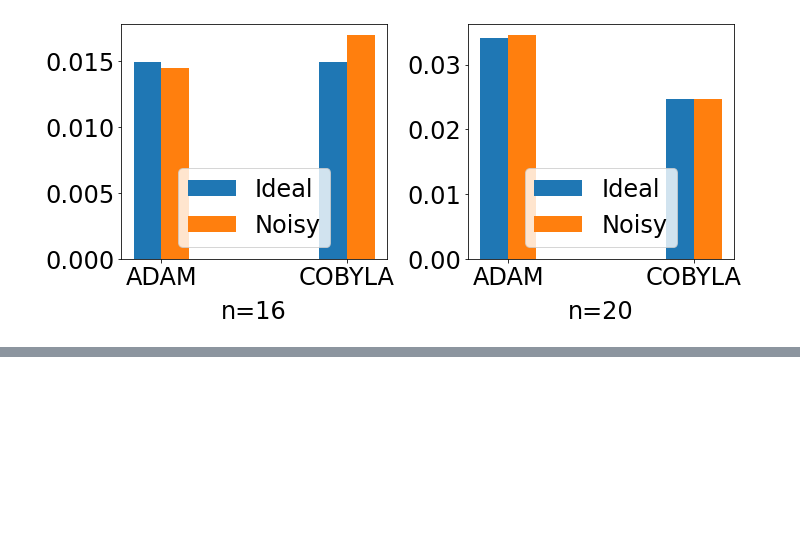
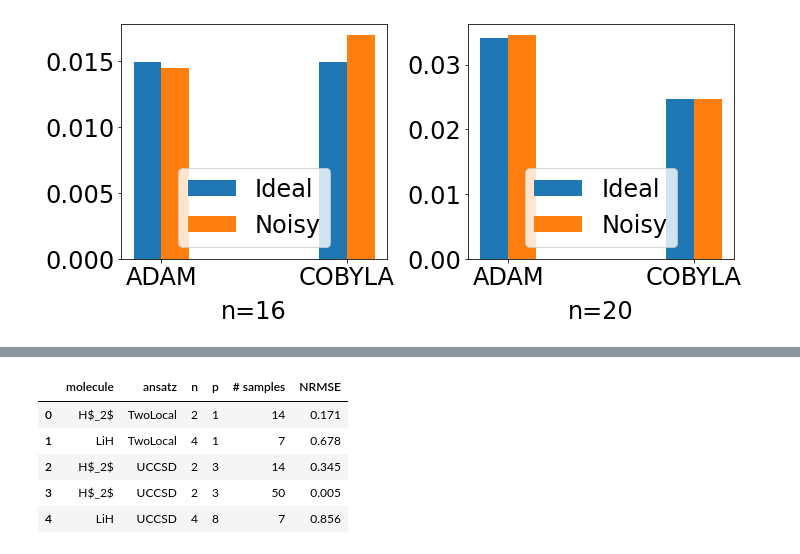
Before and after one commit to kunliu7/oscar, a Jupyter notebook: vis_figs_section4_recon_error.ipynb, the cells around one changed output, grey strips where cells are left out. Drawn from its saved outputs; the diff is of its cells as text; code cells hidden in the pictures; blank space fills up the shorter version.

```diff
--- a/vis_figs_section4_recon_error.ipynb
+++ b/vis_figs_section4_recon_error.ipynb
@@ -697,0 +702,76 @@ fig.savefig("paper_figs/miti_preserve.pdf", bbox_inches="tight", dpi=1000)
+# %%
+def get_data(ansatz: str, problem: str, n: int, p: int, bs: int):
+    # if ansatz == "qaoa" and problem == "partition" and n == 4:
+    #     path = "figs/grid_search_recon/qaoa/partition/sv-ideal-p=4/seed=0/recon_error_n=4-p=4-seed=0-repeat=100-sfs=[0.2]-error=NRMSE"
+    #     # path = f"figs/grid_search_recon/{ansatz}/{problem}/sv-ideal-p={p}/seed=0/recon_error_n={n}-p={p}-seed=0-repeat=100-sfs=[0.2]-error=NRMSE"
+    # else:
+    #     path = f"figs/grid_search_recon/{ansatz}/{problem}/sv-ideal-p={p}/seed=0/recon_error_n={n}-p={p}-seed=0-repeat=100-sfs=[0.05 0.1  0.15 0.2  0.25]-error=NRMSE"
+    path = f"figs/grid_search_recon/{ansatz}/{problem}/sv-ideal-p={p}/seed=0/recon_error-cs_seed={n}-repeat=100-sfs=[0.2]-{problem}-sv-ideal-n={n}-p={p}-seed=0-{bs}.npz"
+    # path = f"figs/grid_search_recon/{ansatz}/{problem}/sv-ideal-p={p}/seed=0/recon_error_n={n}-p={p}-seed=0-repeat=100-sfs=[0.2]-error=NRMSE"
+    data = np.load(path, allow_pickle=True)
+    return data
+
+
+ansatzes = ['qaoa', 'twolocal']
+problems = ["maxcut", "skmodel"] # ! do not do partition
+ns_ps_dict = {
+    'twolocal': [(4, 1), (6, 0)],
+    'qaoa': [(4, 4), (6, 3)]
+}
+
+# ! ansatz, problem, n, p, bs, gs
+params = [
+    ['twolocal', 'h2', 2, 1, 14, None],
+    ['twolocal', 'lih', 4, 1, 7, None],
+    ['uccsd', 'h2', 2, 3, 14, None],
+    ['uccsd', 'h2', 2, 3, 50, None],
+    ['uccsd', 'lih', 4, 8, 7, None],
+]
+
+# need sf = 0.2
+table = []
+
+for ansatz, problem, n, p, bs, gs in params:
+
+    data = get_data(ansatz, problem, n, p, bs)
+    sfs = data['sfs']
+    mses = data['mses']
+    assert mses.shape == (1, 100)
+    table.append(mses.mean(axis=-1)[0]) # ! sf = 0.2
+
+
+table = np.array(table).reshape(len(params)).transpose()
+print(table)
+table = np.round(table, 3)
+print(table.shape)
+
+problem_label_dict = {
+    'h2': 'H$_2$',
+    'lih': 'LiH',
+}
+
+ansatz_label_dict = {
+    'uccsd': 'UCCSD',
+    'twolocal': 'TwoLocal',
+}
+# indices = [f"{problem_label_dict[problem]} n{n} p{p} bs{bs}" for ansatz, problem, n, p, bs, gs in params]
+# print(indices)
+# columns = [f"{ansatz} p={p}" for problem in problems for ansatz in ansatzes]
+columns = ['ansatz', 'molecule', 'n', 'p', 'bs', 'gs']
+
+df = pd.DataFrame(params, columns=columns, index=None)
+
+order = ['molecule', 'ansatz', 'n', 'p', 'bs', 'gs']
+df = df[order]
+df['molecule'] = df['molecule'].map(lambda x: problem_label_dict[x])
+df['ansatz'] = df['ansatz'].map(lambda x: ansatz_label_dict[x])
+
+df.rename(columns={'bs': '# samples'}, inplace=True)
+
+df.drop(columns=['gs'], inplace=True)
+
+df['NRMSE'] = table
+df.to_csv('recon_error_chem.csv', index=False)
+print(df)
+df
+# %% [output]
@@ -697,0 +786,6 @@ fig.savefig("paper_figs/miti_preserve.pdf", bbox_inches="tight", dpi=1000)
+|  | molecule | ansatz | n | p | # samples | NRMSE |
+| 0 | H$_2$ | TwoLocal | 2 | 1 | 14 | 0.171 |
+| 1 | LiH | TwoLocal | 4 | 1 | 7 | 0.678 |
+| 2 | H$_2$ | UCCSD | 2 | 3 | 14 | 0.345 |
+| 3 | H$_2$ | UCCSD | 2 | 3 | 50 | 0.005 |
+| 4 | LiH | UCCSD | 4 | 8 | 7 | 0.856 |
```
Also changed, not shown: parts of 3 cells of this notebook.
